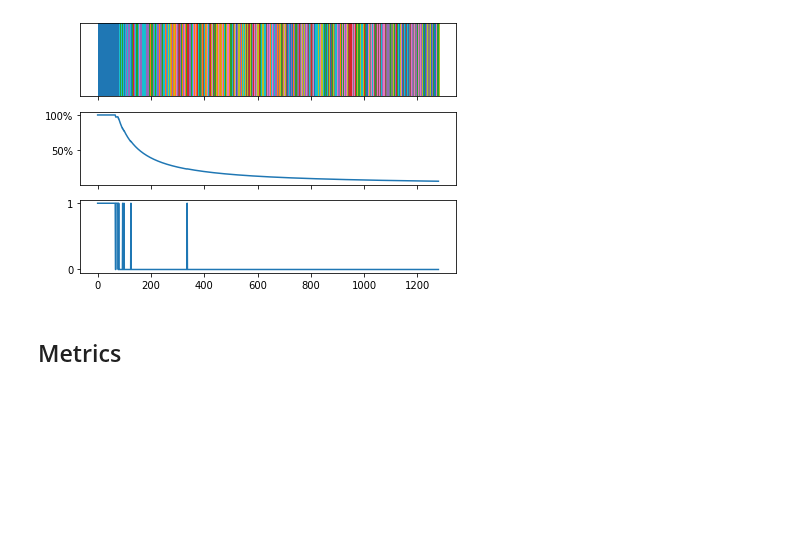
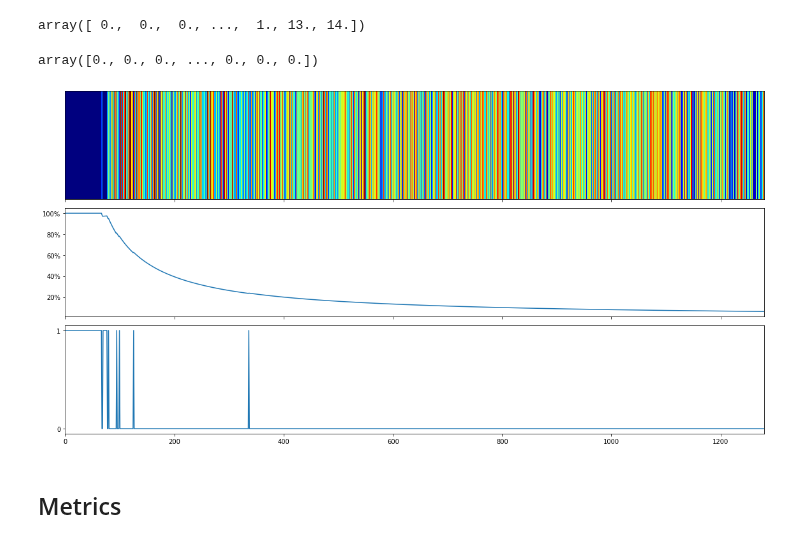
Before and after one commit to tatsuya-ai-engineer/k-Space, a Jupyter notebook: k-Space_Metrics.ipynb, the cells around one changed output. Cells and saved outputs as stored; diff of their text form; code cells hidden in the pictures; blank space fills up the shorter version.

```diff
--- a/k-Space_Metrics.ipynb
+++ b/k-Space_Metrics.ipynb
@@ -35,22 +33,31 @@ array([0., 0., 0., ..., 0., 0., 0.])
+# %%
+neighbours
+# %% [output]
+array([ 0.,  0.,  0., ...,  1., 13., 14.])
+# %%
+preds
+# %% [output]
+array([0., 0., 0., ..., 0., 0., 0.])
 # %%
 c_num = 0
 neighbour_space = np.where(neighbours == c_num, 1, 0)
 # %%
-fig, (ax1,ax2, ax3) = plt.subplots(nrows=3, sharex=True)
+fig = plt.figure(1, figsize=(16, 8))
+ax1,ax2, ax3 = fig.subplots(nrows=3, sharex=True)
 
-ax1.imshow(neighbours[np.newaxis,:], cmap="tab10", aspect="auto")
+ax1.imshow(neighbours[np.newaxis,:], cmap="jet", aspect="auto")
 ax1.set_yticks([])
 
 ax2.plot(np.cumsum(neighbour_space)/ (np.arange(neighbour_space.shape[0])+1) )
 ax2.yaxis.set_major_formatter(matplotlib.ticker.PercentFormatter(1.0))
 
 ax3.plot(neighbour_space)
 ax3.yaxis.set_major_locator(MaxNLocator(integer=True))
 
 plt.tight_layout()
 plt.show()
 # %% [output]
-[figure, old version]
+[figure, new version]
 # %% [markdown]
 ## Metrics
 # %%
```
Also changed, not shown: parts of 1 cell of this notebook, 4 other files.
